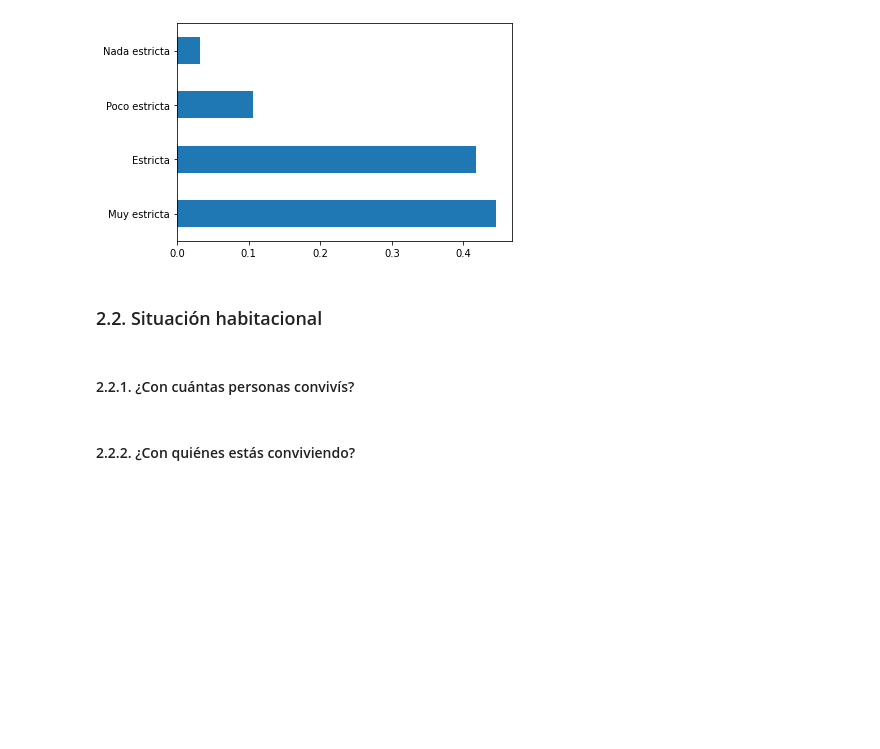
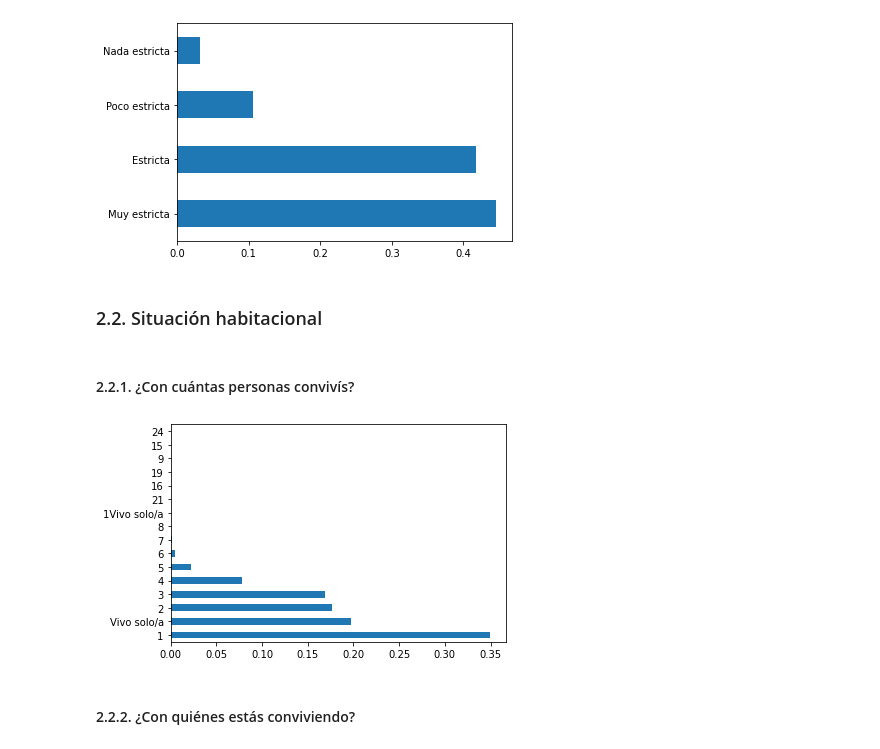
Before and after one commit to SebastianESaavedra/openqube-sueldos, a Jupyter notebook: pipeline/covid-analysis.ipynb, the cells around one changed output. Drawn from its saved outputs; the diff is of its cells as text; code cells hidden in the pictures; blank space fills up the shorter version.

Commit message:
Adding family situation graphs

```diff
--- a/pipeline/covid-analysis.ipynb
+++ b/pipeline/covid-analysis.ipynb
@@ -237,11 +227,24 @@ aux["que_tipo_de_cuarentena_estas_haciendo"] = aux["que_tipo_de_cuarentena_estas
 aux = normalize_dataframe_column_replace(aux, "que_tipo_de_cuarentena_estas_haciendo", labels)
 gph = aux["que_tipo_de_cuarentena_estas_haciendo"].value_counts(normalize=True)
 gph.plot.barh();
+
+charts["tipo_de_cuarentena"] = to_rechart(gph)
 # %% [output]
 [figure]
 # %% [markdown]
 ### 2.2. Situación habitacional
 # %% [markdown]
 #### 2.2.1. ¿Con cuántas personas convivís?
+# %%
+aux = df.copy()
+aux["con_cuantas_personas_estas_conviviendo"] = aux["con_cuantas_personas_estas_conviviendo"].apply(str)
+
+aux = normalize_dataframe_column_replace(aux, "con_cuantas_personas_estas_conviviendo", {"0": "Vivo solo/a"})
+gph = aux["con_cuantas_personas_estas_conviviendo"].value_counts(normalize=True, sort=True)
+gph.plot.barh();
+
+charts["convivencia_cuanti"] = to_rechart(gph, 6)
+# %% [output]
+[figure, added]
 # %% [markdown]
 #### 2.2.2. ¿Con quiénes estás conviviendo?
```
Also changed, not shown: parts of 5 cells of this notebook.
